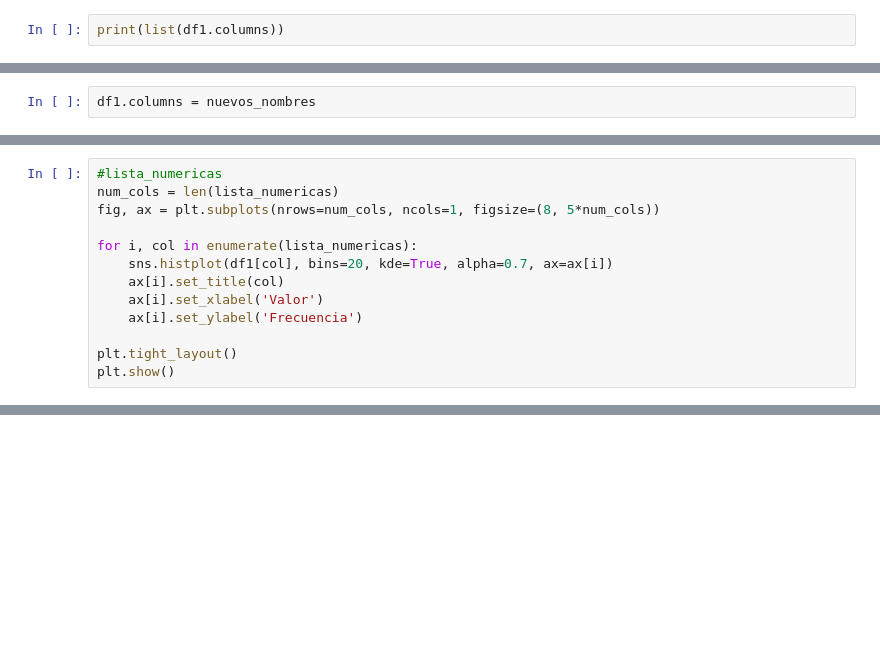
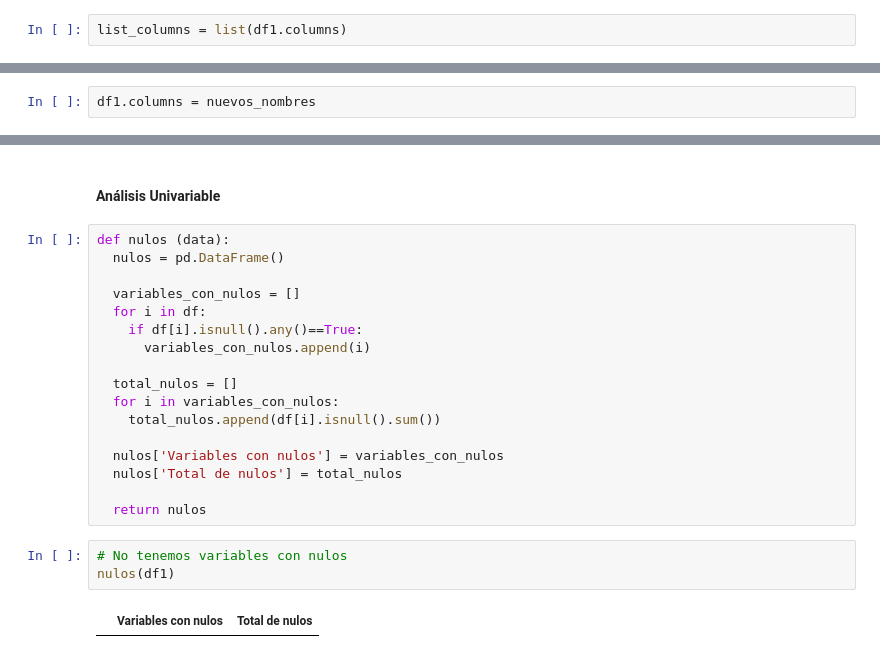
Before and after one commit to dreveram/capstone2030, a Jupyter notebook: agenda_30.ipynb, the cells around one changed output, grey strips where cells are left out. Saved outputs shown, nothing was run; the diff lists cells and outputs as text; blank space fills up the shorter version.

```diff
--- a/agenda_30.ipynb
+++ b/agenda_30.ipynb
@@ -132,2 +117,2 @@ df1.describe()
 # %%
-print(list(df1.columns))
+list_columns = list(df1.columns)
@@ -359,13 +183,0 @@ max    2022.000000  2022.000000   83.946452
-# %%
-#lista_numericas
-num_cols = len(lista_numericas)
-fig, ax = plt.subplots(nrows=num_cols, ncols=1, figsize=(8, 5*num_cols))
-
-for i, col in enumerate(lista_numericas):
-    sns.histplot(df1[col], bins=20, kde=True, alpha=0.7, ax=ax[i])
-    ax[i].set_title(col)
-    ax[i].set_xlabel('Valor')
-    ax[i].set_ylabel('Frecuencia')
-
-plt.tight_layout()
-plt.show()
@@ -387,0 +230,24 @@ plt.show()
+# %% [markdown]
+#### Análisis Univariable
+# %%
+def nulos (data):
+  nulos = pd.DataFrame()
+
+  variables_con_nulos = []
+  for i in df:
+    if df[i].isnull().any()==True:
+      variables_con_nulos.append(i)
+
+  total_nulos = []
+  for i in variables_con_nulos:
+    total_nulos.append(df[i].isnull().sum())
+
+  nulos['Variables con nulos'] = variables_con_nulos
+  nulos['Total de nulos'] = total_nulos
+
+  return nulos
+# %%
+# No tenemos variables con nulos
+nulos(df1)
+# %% [output]
+|  | Variables con nulos | Total de nulos |
```
Also changed, not shown: parts of 58 cells of this notebook, 2 other files.
